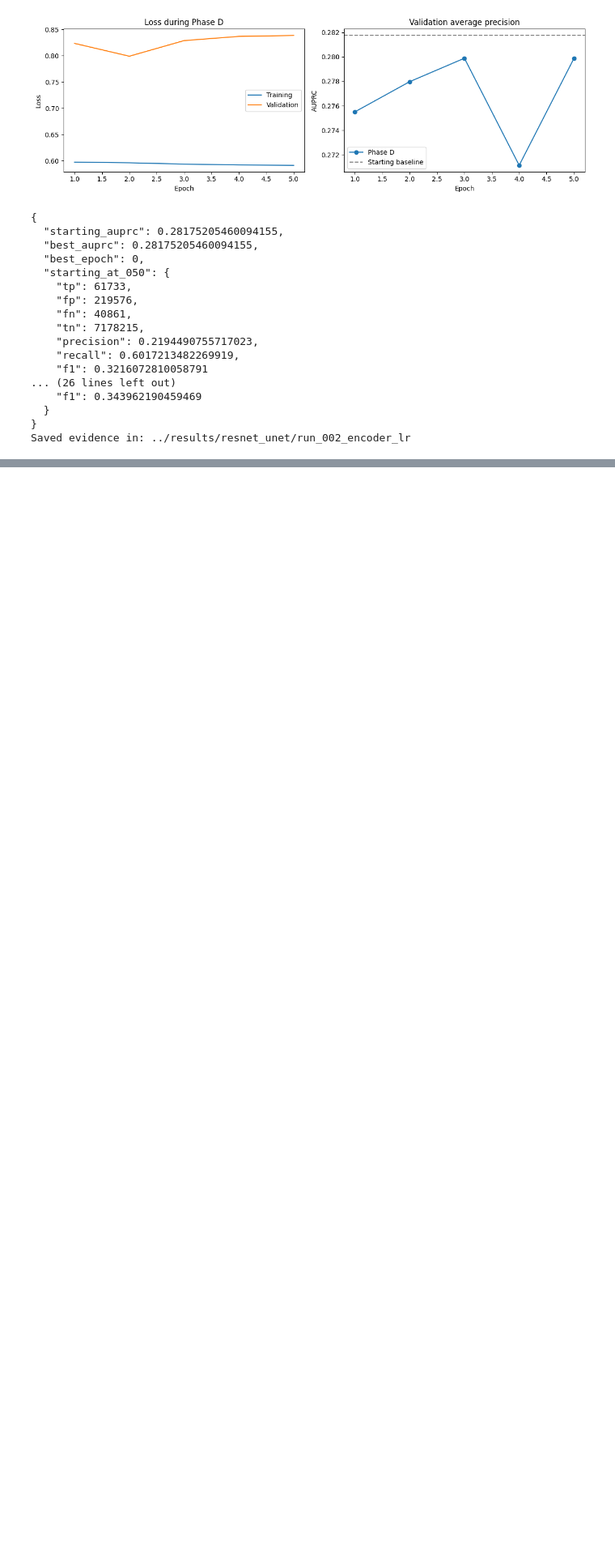
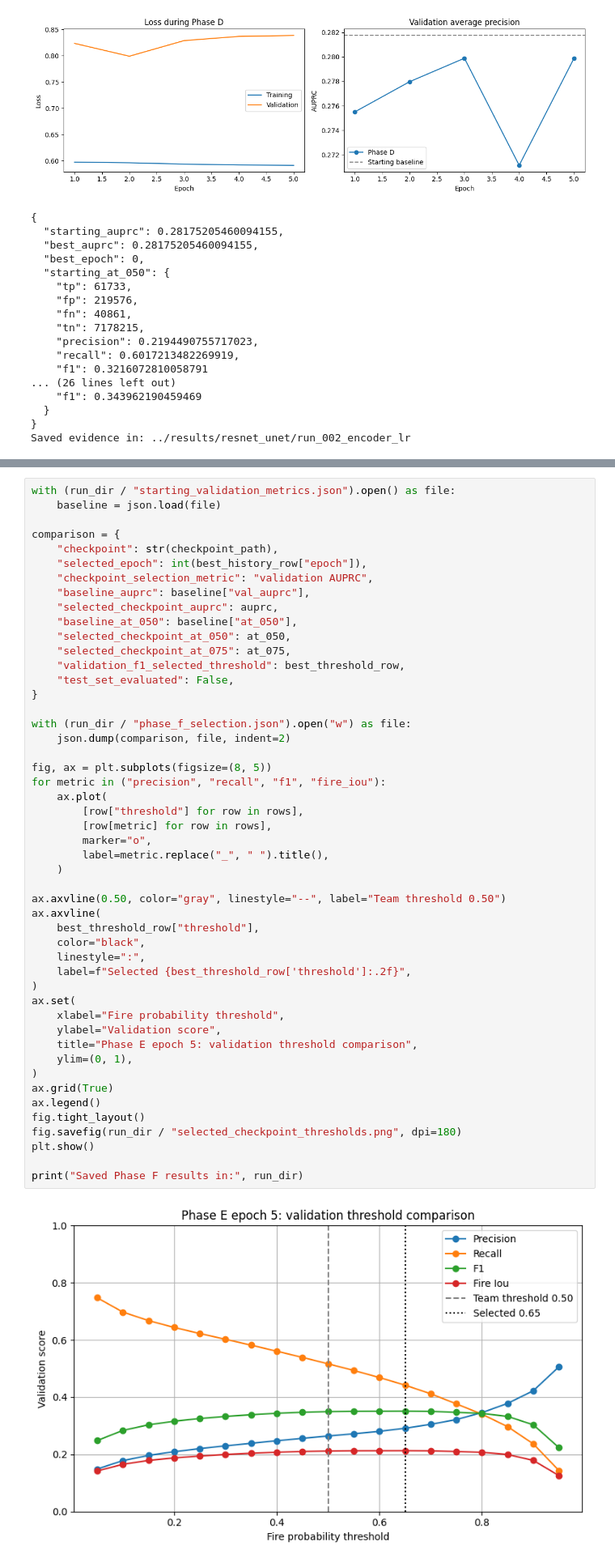
Before and after one commit to Randil01/Wildfire-Spread-Prediction-from-Satellite-Imagery, a Jupyter notebook: models/resnet_unet.ipynb, the cells around one changed output, grey strips where cells are left out. Shown at 81% size. Saved outputs shown, nothing was run; the diff lists cells and outputs as text; blank space fills up the shorter version.

```diff
--- a/models/resnet_unet.ipynb
+++ b/models/resnet_unet.ipynb
@@ -1831,0 +2245,51 @@ Saved evidence in: ../results/resnet_unet/run_002_encoder_lr
+# %%
+with (run_dir / "starting_validation_metrics.json").open() as file:
+    baseline = json.load(file)
+
+comparison = {
+    "checkpoint": str(checkpoint_path),
+    "selected_epoch": int(best_history_row["epoch"]),
+    "checkpoint_selection_metric": "validation AUPRC",
+    "baseline_auprc": baseline["val_auprc"],
+    "selected_checkpoint_auprc": auprc,
+    "baseline_at_050": baseline["at_050"],
+    "selected_checkpoint_at_050": at_050,
+    "selected_checkpoint_at_075": at_075,
+    "validation_f1_selected_threshold": best_threshold_row,
+    "test_set_evaluated": False,
+}
+
+with (run_dir / "phase_f_selection.json").open("w") as file:
+    json.dump(comparison, file, indent=2)
+
+fig, ax = plt.subplots(figsize=(8, 5))
+for metric in ("precision", "recall", "f1", "fire_iou"):
+    ax.plot(
+        [row["threshold"] for row in rows],
+        [row[metric] for row in rows],
+        marker="o",
+        label=metric.replace("_", " ").title(),
+    )
+
+ax.axvline(0.50, color="gray", linestyle="--", label="Team threshold 0.50")
+ax.axvline(
+    best_threshold_row["threshold"],
+    color="black",
+    linestyle=":",
+    label=f"Selected {best_threshold_row['threshold']:.2f}",
+)
+ax.set(
+    xlabel="Fire probability threshold",
+    ylabel="Validation score",
+    title="Phase E epoch 5: validation threshold comparison",
+    ylim=(0, 1),
+)
+ax.grid(True)
+ax.legend()
+fig.tight_layout()
+fig.savefig(run_dir / "selected_checkpoint_thresholds.png", dpi=180)
+plt.show()
+
+print("Saved Phase F results in:", run_dir)
+# %% [output]
+[figure, added]
```
Also changed, not shown: parts of 26 cells of this notebook.
